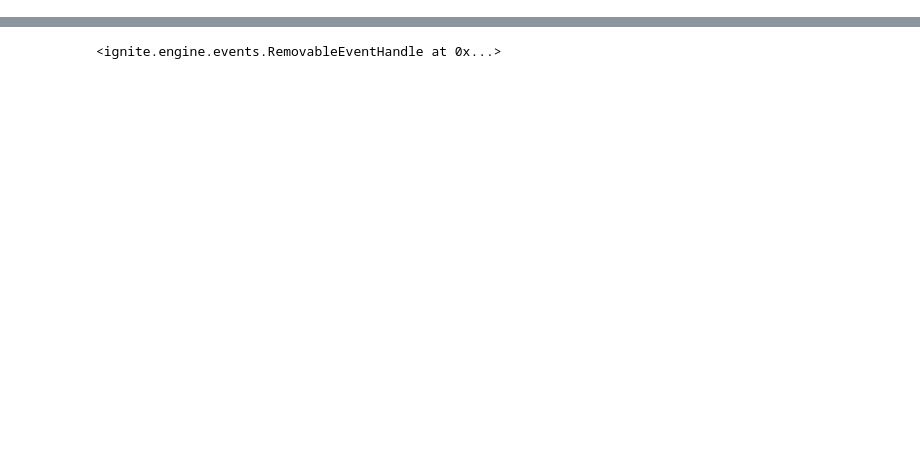
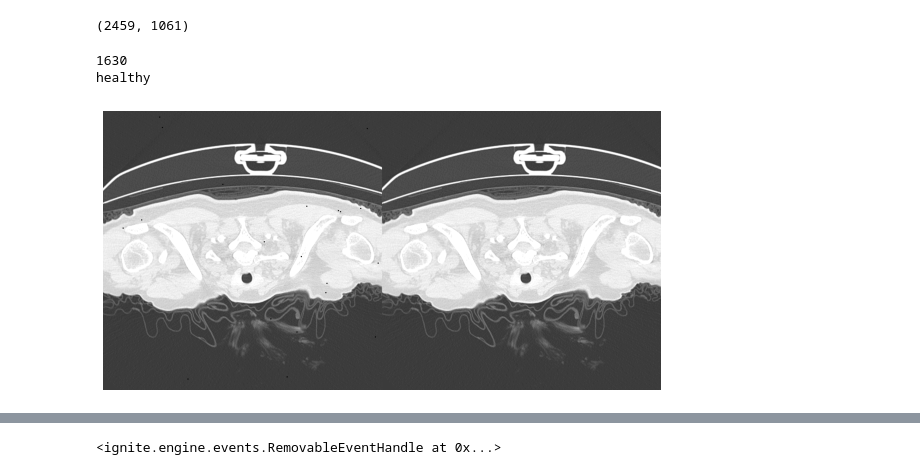
Before and after one commit to CoronaWhy/lunglens, a Jupyter notebook: semi_s_training/3. COVID-19 CT scans baseline.ipynb, the cells around one changed output, grey strips where cells are left out. Cells and saved outputs as stored; diff of their text form; code cells hidden in the pictures; blank space fills up the shorter version.

Commit message:
add caching support to classifier dataset and fix data split

```diff
--- a/semi_s_training/3. COVID-19 CT scans baseline.ipynb
+++ b/semi_s_training/3. COVID-19 CT scans baseline.ipynb
@@ -29,7 +26,41 @@ Microsoft Visual C++ Redistributable is not installed, this may lead to the DLL
 # %%
 root_dir = Path('../data/prepared/covid19-ct-scans')
 df = pd.read_csv(root_dir / 'metadata.csv')
+df['scan_id'] = df.path.str.extract('(.+)-\d{3}\.npy')
 labels = df.label.unique()
+scans = df.scan_id.unique()
+# %%
+scans_train, scans_test = train_test_split(scans, test_size=0.25, random_state=42)
+df_train = df[df.scan_id.isin(scans_train)]
+df_test = df[df.scan_id.isin(scans_test)]
+len(df_train), len(df_test)
+# %% [output]
+(2459, 1061)
+# %%
+train_tfms = img_tfm(A.Compose([
+#     A.RandomResizedCrop(img_size, img_size, scale=(.7, 1)),
+#     A.Flip(),
+#     A.CoarseDropout(max_holes=20, max_height=2, max_width=2),
+    A.CoarseDropout(max_holes=20, max_height=2, max_width=2, p=1),
+    ToColorTensor()
+]))
+clean_tfms = img_tfm(A.Compose([
+    ToColorTensor()
+]))
+train_ds = SliceClassificationDataset(df_train, root_dir, labels, train_tfms, caching=True)
+clean_ds = SliceClassificationDataset(df_train, root_dir, labels, clean_tfms, caching=True)
+i = random.choice(range(len(train_ds)))
+train_img, train_lbl = train_ds[i]
+train_img = train_img[0]; clean_img = clean_ds[i][0][0]
+
+print(i); print(labels[train_lbl.item()])
+
+print_slice(np.concatenate([train_img, clean_img], axis=1) , figsize=(10,7))
+# print_slice(clean_img, figsize=(5,5))
+# %% [output]
+1630
+healthy
+[figure, added]
 # %%
 img_size = 256
 
```
Also changed, not shown: parts of 10 cells of this notebook, 1 other file.
